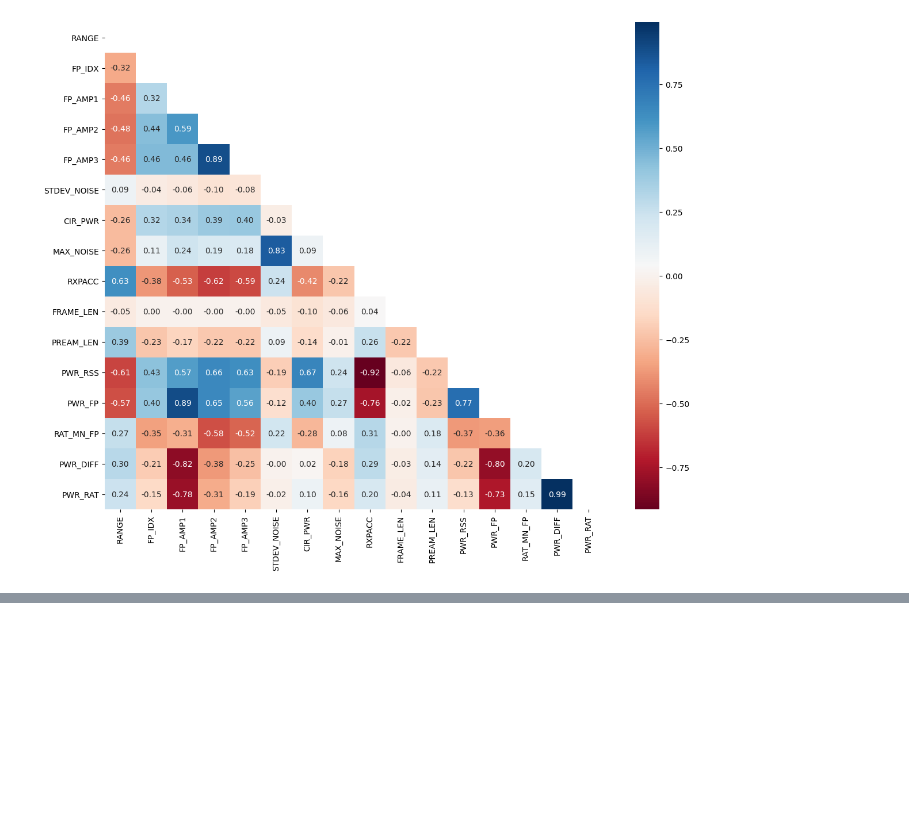
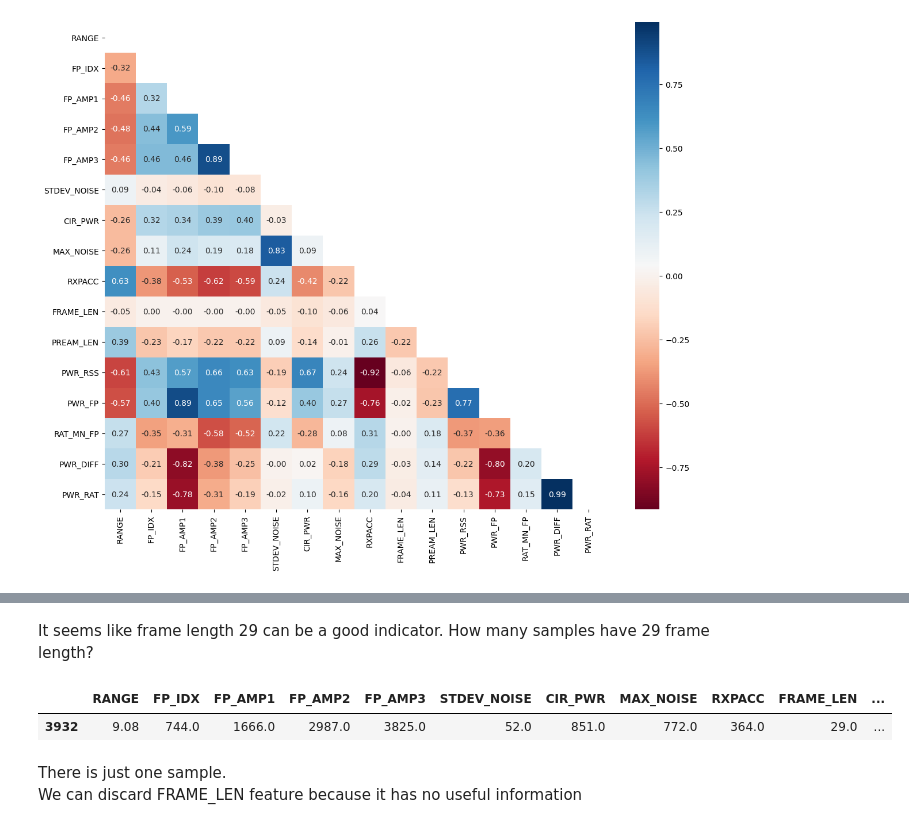
Before and after one commit to junyongeom/binary_classification_tutorial, a Jupyter notebook: classfication_tutorial.ipynb, the cells around one changed output, grey strips where cells are left out. Cells and saved outputs as stored; diff of their text form; code cells hidden in the pictures; blank space fills up the shorter version.

```diff
--- a/classfication_tutorial.ipynb
+++ b/classfication_tutorial.ipynb
@@ -333,0 +465,11 @@ sns.heatmap(my_dataset.drop('NLOS', axis=1).corr(),
+# %% [markdown]
+It seems like frame length 29 can be a good indicator.
+How many samples have 29 frame length?
+# %%
+my_dataset.query("FRAME_LEN==29")
+# %% [output]
+|  | RANGE | FP_IDX | FP_AMP1 | FP_AMP2 | FP_AMP3 | STDEV_NOISE | CIR_PWR | MAX_NOISE | RXPACC | FRAME_LEN | ... |
+| 3932 | 9.08 | 744.0 | 1666.0 | 2987.0 | 3825.0 | 52.0 | 851.0 | 772.0 | 364.0 | 29.0 | ... |
+# %% [markdown]
+There is just one sample.
+We can discard FRAME_LEN feature because it has no useful information
```
Also changed, not shown: parts of 22 cells of this notebook.
